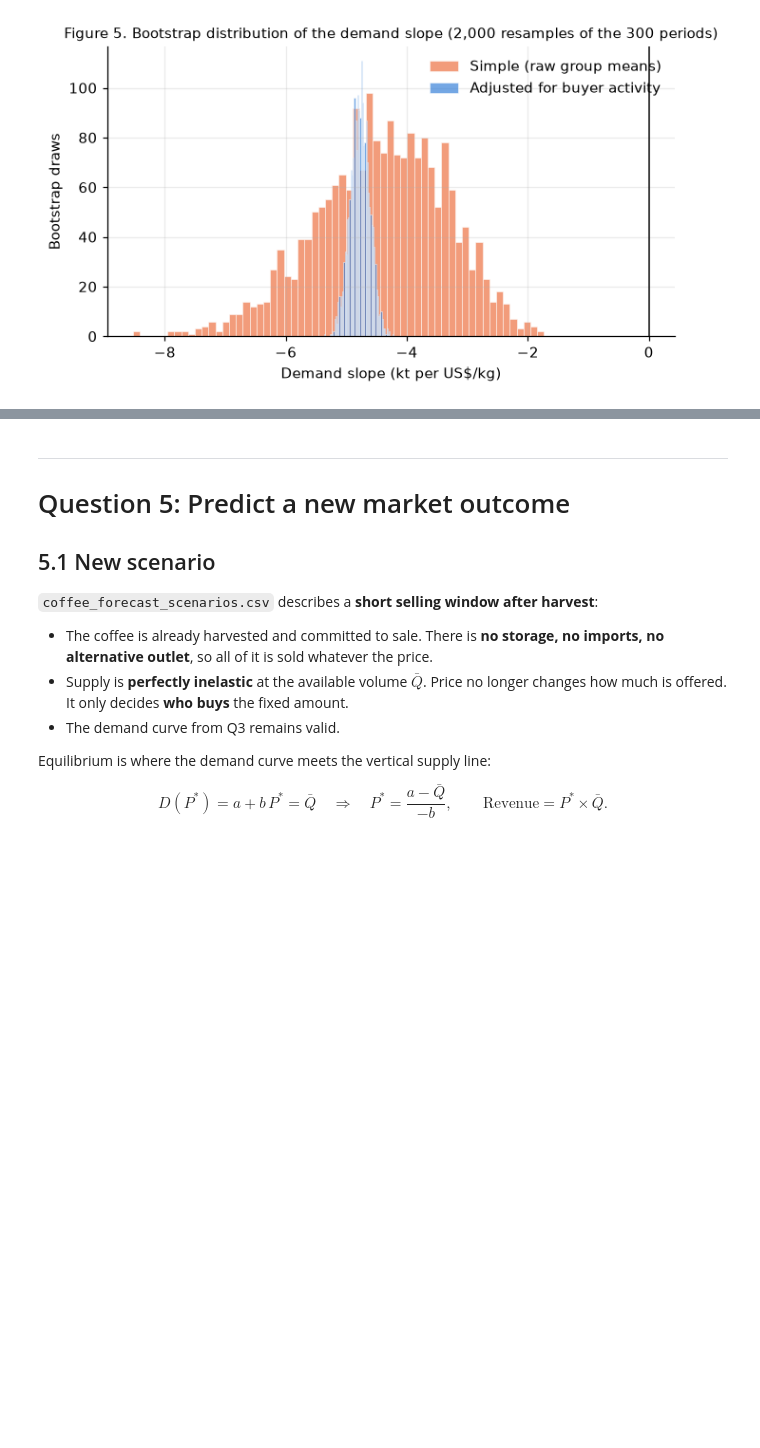
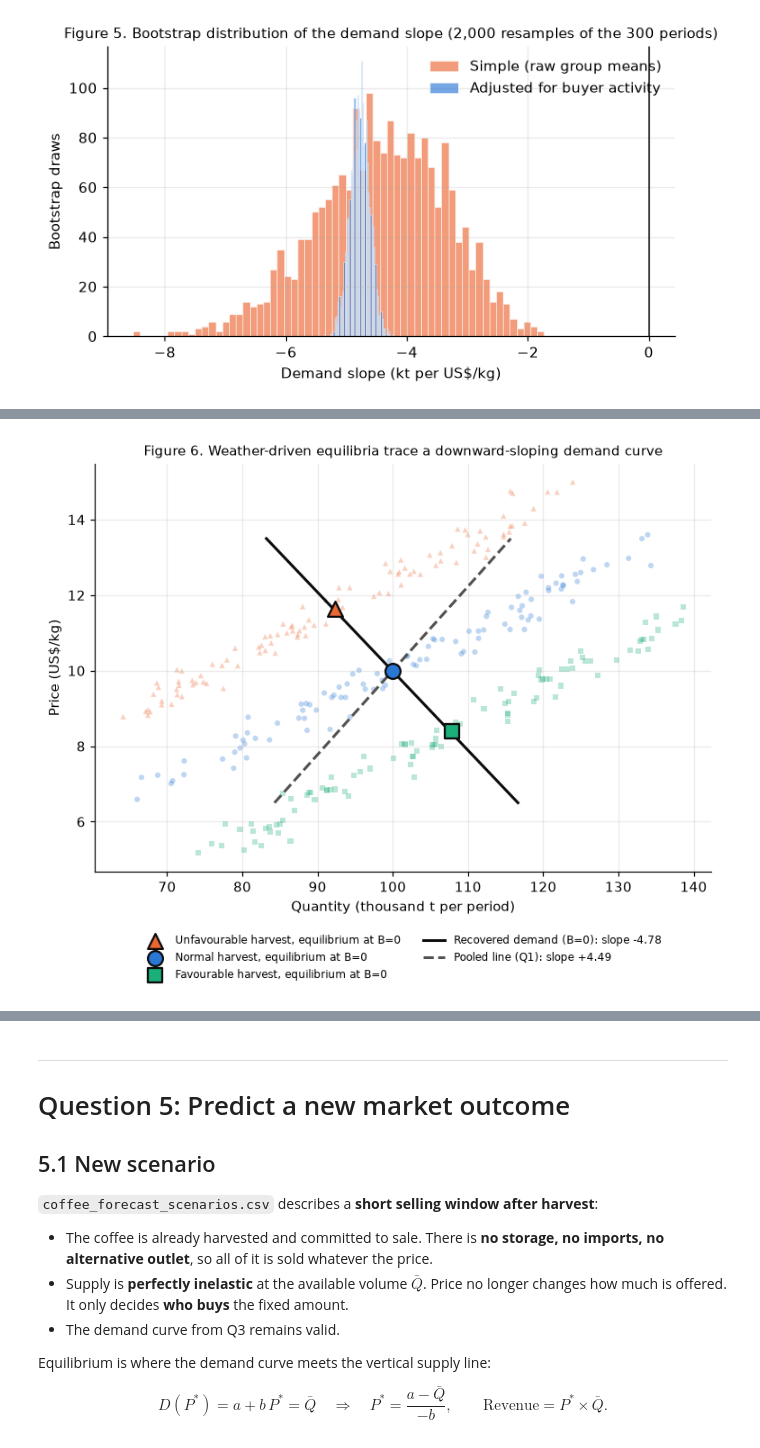
Before and after one commit to jimivanbladeren/Assignment3_economics, a Jupyter notebook: Moises_playground.ipynb, the cells around one changed output, grey strips where cells are left out. Cells and saved outputs as stored; diff of their text form; code cells hidden in the pictures; blank space fills up the shorter version.

```diff
--- a/Moises_playground.ipynb
+++ b/Moises_playground.ipynb
@@ -411,0 +418,10 @@ ax.legend(frameon=False); plt.show()
+# %%
+def elasticity(slope, P, Q): return slope * P / Q
+rows = []
+for lab, g in [("Unfavourable harvest, B=0", -1.5), ("Reference: normal harvest, B=0", 0.0), ("Favourable harvest, B=0", 1.5)]:
+    P0, Q0 = adj.loc[g, "P at B=0"], adj.loc[g, "Q at B=0"]
+    rows.append({"evaluation point": lab, "P": P0, "Q": Q0,
+                 "elasticity": elasticity(slope_adj, P0, Q0),
+                 "elasticity low": elasticity(ranges.loc["Adjusted for buyer activity", "2.5th pct"], P0, Q0),
+                 "elasticity high": elasticity(ranges.loc["Adjusted for buyer activity", "97.5th pct"], P0, Q0)})
+pd.DataFrame(rows).set_index("evaluation point").round(2)
@@ -411,0 +440,14 @@ ax.legend(frameon=False); plt.show()
+# %%
+b_pooled = np.polyfit(coff_mark["price_usd_kg"], coff_mark["quantity_kt"], 1)[0]
+b_ols_ctrl = ols(coff_mark["quantity_kt"], coff_mark["price_usd_kg"], coff_mark["buyer_activity"])[1]
+Pref, Qref = adj.loc[0.0, "P at B=0"], adj.loc[0.0, "Q at B=0"]
+comp = pd.DataFrame({
+    "slope (kt per US$/kg)": [b_pooled, b_ols_ctrl, slope_simple, slope_adj],
+    "source of price variation": ["everything (mostly demand shifts)",
+                                  "everything except observed buyer activity",
+                                  "weather only (supply shifts)",
+                                  "weather only, observed demand held fixed"]},
+    index=["Pooled regression Q on P (Q1)", "Regression Q on P + buyer activity",
+           "Weather comparison, simple", "Weather comparison, adjusted"])
+comp["elasticity at reference"] = comp["slope (kt per US$/kg)"] * Pref / Qref
+comp.round(2)
@@ -411,0 +460,18 @@ ax.legend(frameon=False); plt.show()
+# %%
+fig, ax = plt.subplots(figsize=(7, 5.8))
+styles = {-1.5: (ORANGE, "^", "Unfavourable"), 0.0: (BLUE, "o", "Normal"), 1.5: (AQUA, "s", "Favourable")}
+for g, (colr, mk, lab) in styles.items():
+    d = coff_mark[coff_mark["growing_conditions"] == g]
+    ax.scatter(d["quantity_kt"], d["price_usd_kg"], s=16, color=colr, marker=mk, alpha=0.3, edgecolor="none")
+    ax.scatter(adj.loc[g, "Q at B=0"], adj.loc[g, "P at B=0"], s=120, color=colr, marker=mk,
+               edgecolor=INK, linewidth=1.5, zorder=5, label=f"{lab} harvest, equilibrium at B=0")
+pg = np.linspace(6.5, 13.5, 50)
+ax.plot(Qref + slope_adj * (pg - Pref), pg, color=INK, lw=2, label=f"Recovered demand (B=0): slope {slope_adj:.2f}")
+a_pool = np.polyfit(coff_mark["price_usd_kg"], coff_mark["quantity_kt"], 1)
+ax.plot(np.polyval(a_pool, pg), pg, color=MUTED, lw=2, ls="--", label=f"Pooled line (Q1): slope +{b_pooled:.2f}")
+ax.set_xlabel("Quantity (thousand t per period)"); ax.set_ylabel("Price (US$/kg)")
+ax.set_title("Figure 6. Weather-driven equilibria trace a downward-sloping demand curve", fontsize=10)
+ax.legend(frameon=False, fontsize=8, loc="upper center", bbox_to_anchor=(0.5, -0.13), ncol=2)
+fig.tight_layout(); plt.show()
+# %% [output]
+[figure, added]
```
Also changed, not shown: parts of 10 cells of this notebook.
